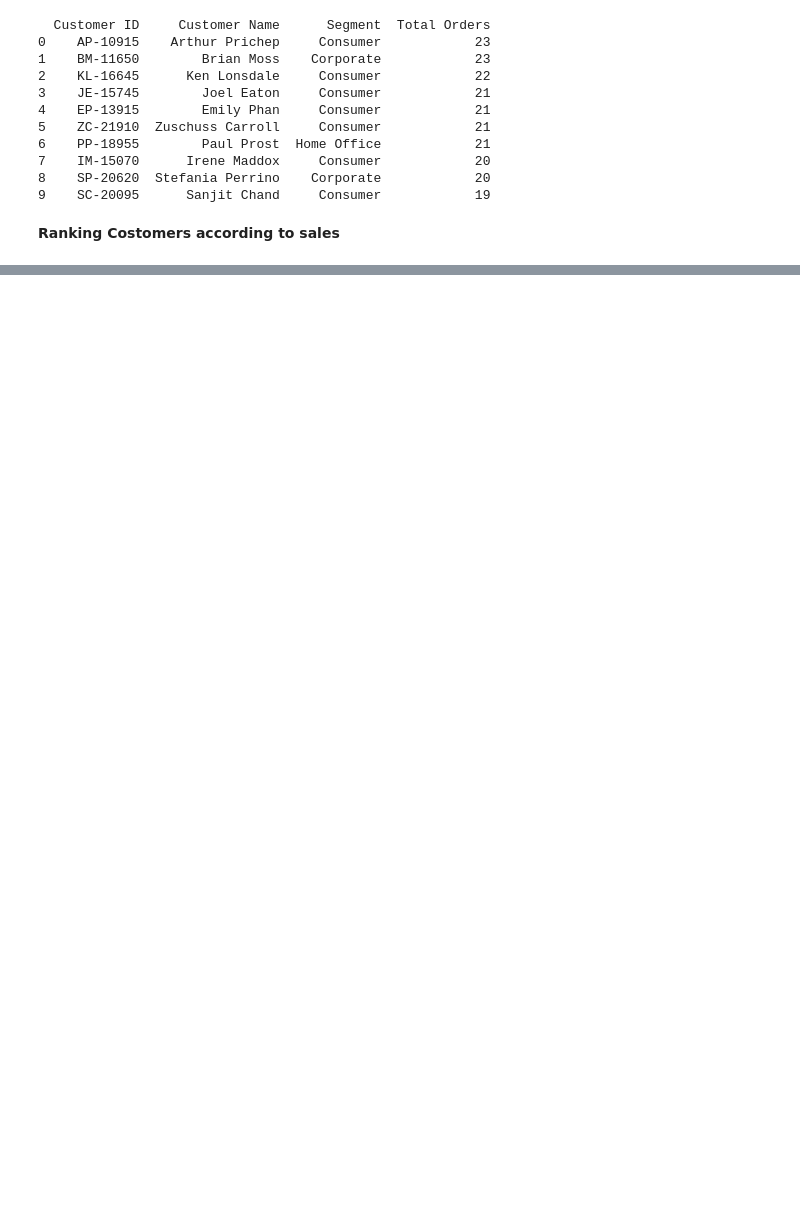
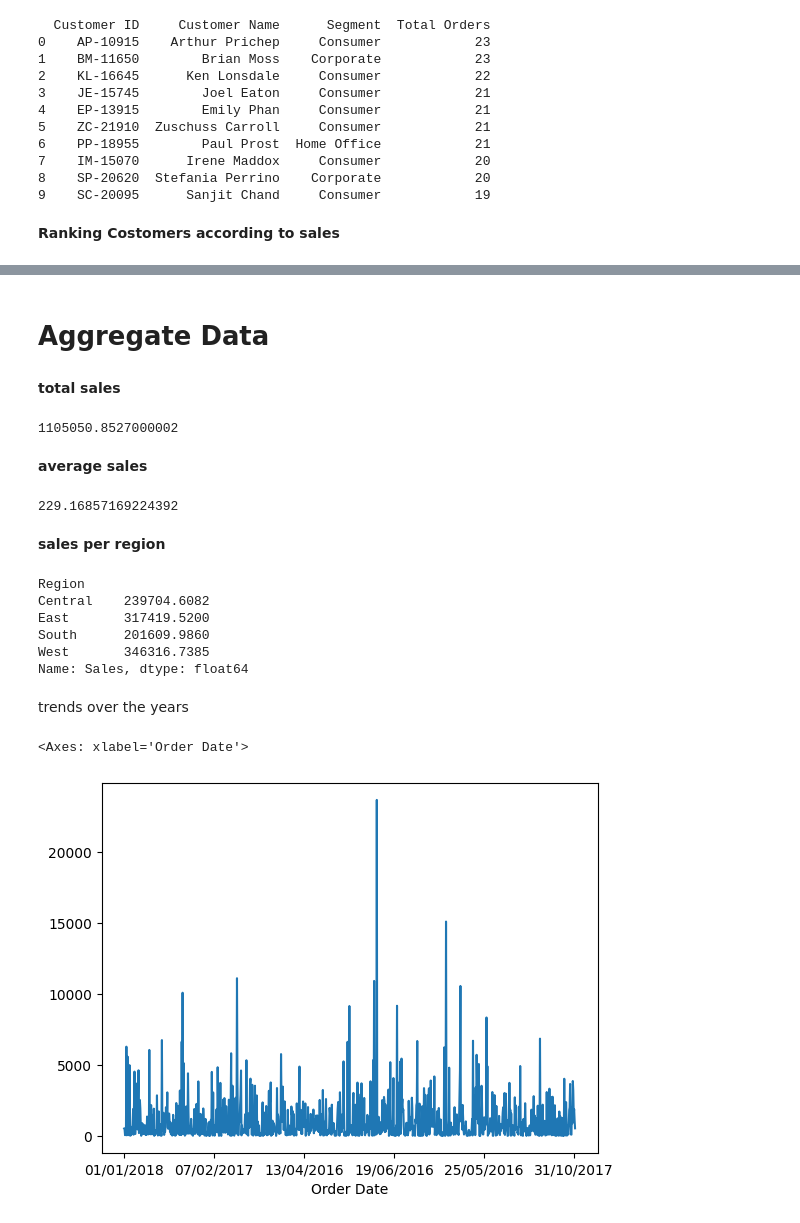
Before and after one commit to brianisinga/data-analysis-with-python, a Jupyter notebook: stock analysis.ipynb, the cells around one changed output, grey strips where cells are left out. Drawn from its saved outputs; the diff is of its cells as text; code cells hidden in the pictures; blank space fills up the shorter version.

```diff
--- a/stock analysis.ipynb
+++ b/stock analysis.ipynb
@@ -184,0 +227,33 @@ customer_sales=data.groupby(['Customer ID','Customer Name','Segment'])['Sales'].
+# %% [markdown]
+# **Aggregate Data**
+# %% [markdown]
+**total sales**
+# %%
+data['Sales'].sum()
+# %% [output]
+1105050.8527000002
+# %% [markdown]
+**average sales**
+# %%
+data['Sales'].mean()
+# %% [output]
+229.16857169224392
+# %% [markdown]
+**sales per region**
+# %%
+sales_per_region=data.groupby('Region')['Sales'].sum()
+sales_per_region
+# %% [output]
+Region
+Central    239704.6082
+East       317419.5200
+South      201609.9860
+West       346316.7385
+Name: Sales, dtype: float64
+# %% [markdown]
+trends over the years
+# %%
+data.groupby('Order Date')['Sales'].sum().plot()
+# %% [output]
+<Axes: xlabel='Order Date'>
+[figure, added]
```
Also changed, not shown: parts of 7 cells of this notebook.
